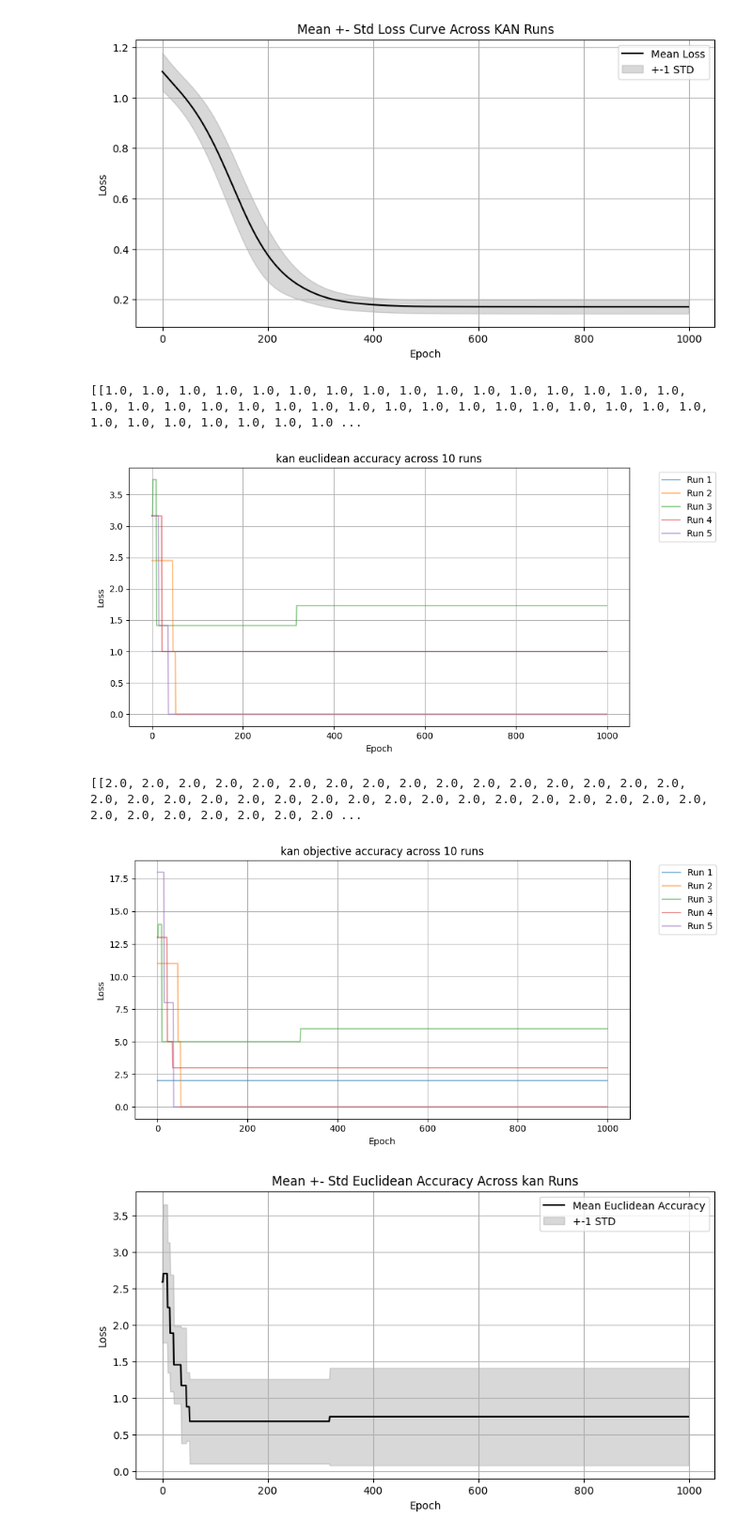
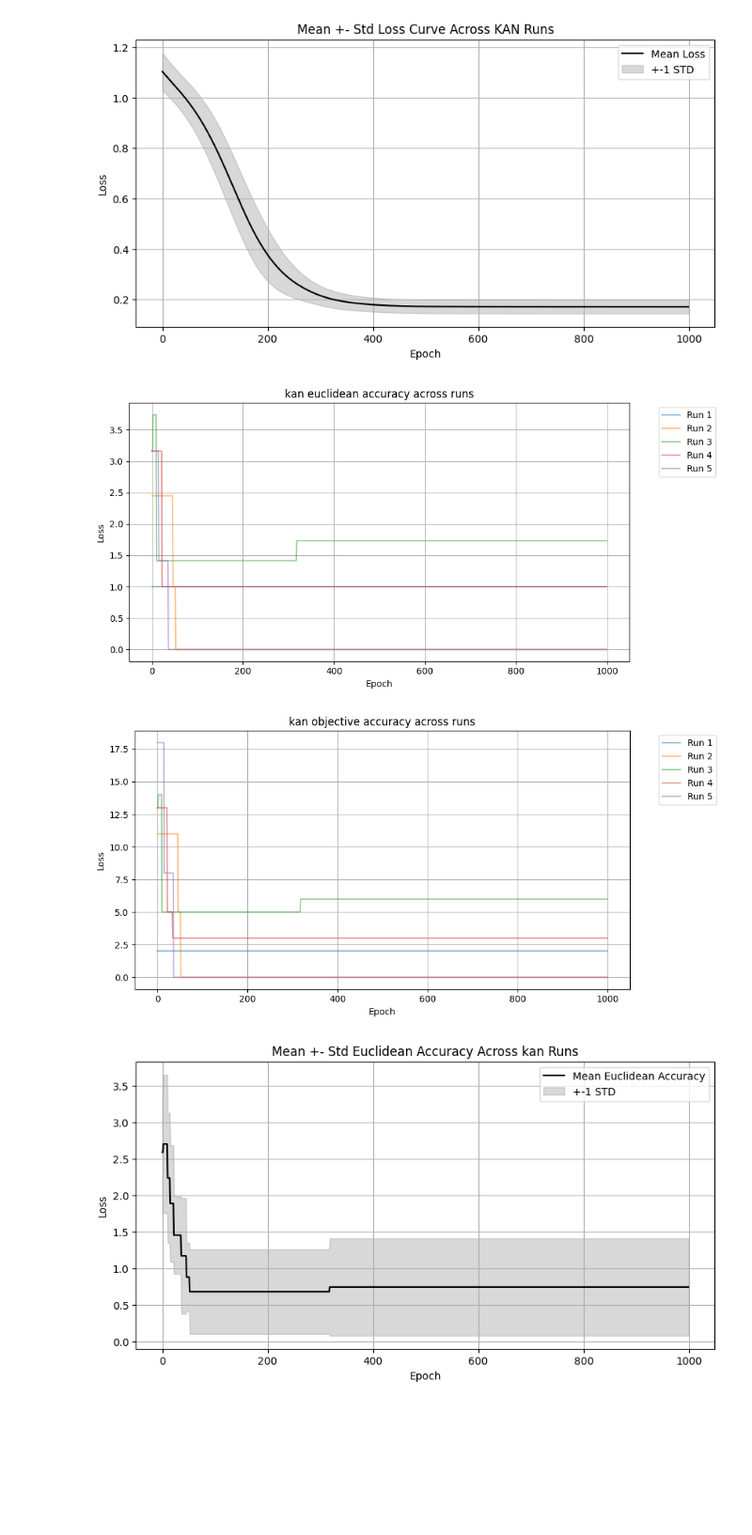
Before and after one commit to arjy143/Neural-Networks-for-Optimisation, a Jupyter notebook: Integer Optimisation/Problem 2/IP-problem-2.ipynb, the cells around one changed output. Shown at 94% size. Cells and saved outputs as stored; diff of their text form; code cells hidden in the pictures; blank space fills up the shorter version.

```diff
--- a/Integer Optimisation/Problem 2/IP-problem-2.ipynb
+++ b/Integer Optimisation/Problem 2/IP-problem-2.ipynb
@@ -470,35 +467,31 @@ plt.show()
 [figure]
 # %%
 #kan euclidean accuracy across all runs
-print(kanAllEuclideanAccuracies)
 plt.figure(figsize=(10, 5))
 for i, runAccuracy in enumerate(kanAllEuclideanAccuracies):
     plt.plot(runAccuracy, label=f"Run {i+1}", alpha=0.5)
 plt.xlabel("Epoch")
 plt.ylabel("Loss")
-plt.title("kan euclidean accuracy across 10 runs")
+plt.title("kan euclidean accuracy across runs")
 plt.grid(True)
 plt.legend(bbox_to_anchor=(1.05, 1), loc='upper left')
 plt.tight_layout()
 plt.show()
 
 #kan objective accuracy across all runs
-print(kanAllObjectiveAccuracies)
 plt.figure(figsize=(10, 5))
 for i, runAccuracy in enumerate(kanAllObjectiveAccuracies):
     plt.plot(runAccuracy, label=f"Run {i+1}", alpha=0.5)
 plt.xlabel("Epoch")
 plt.ylabel("Loss")
-plt.title("kan objective accuracy across 10 runs")
+plt.title("kan objective accuracy across runs")
 plt.grid(True)
 plt.legend(bbox_to_anchor=(1.05, 1), loc='upper left')
 plt.tight_layout()
 plt.show()
 # %% [output]
-[[1.0, 1.0, 1.0, 1.0, 1.0, 1.0, 1.0, 1.0, 1.0, 1.0, 1.0, 1.0, 1.0, 1.0, 1.0, 1.0, 1.0, 1.0, 1.0, 1.0, 1.0, 1.0, 1.0, 1.0, 1.0, 1.0, 1.0, 1.0, 1.0, 1.0, 1.0, 1.0, 1.0, 1.0, 1.0, 1.0, 1.0, 1.0, 1.0, 1.0 ...
-[figure, old version]
+[figure, new version]
-[[2.0, 2.0, 2.0, 2.0, 2.0, 2.0, 2.0, 2.0, 2.0, 2.0, 2.0, 2.0, 2.0, 2.0, 2.0, 2.0, 2.0, 2.0, 2.0, 2.0, 2.0, 2.0, 2.0, 2.0, 2.0, 2.0, 2.0, 2.0, 2.0, 2.0, 2.0, 2.0, 2.0, 2.0, 2.0, 2.0, 2.0, 2.0, 2.0, 2.0 ...
-[figure, old version]
+[figure, new version]
 # %%
 #kan mean and std of euclidean accuracy
 kanEuclideanAccuracyArray = np.array(kanAllEuclideanAccuracies)
```
Also changed, not shown: parts of 3 cells of this notebook.
